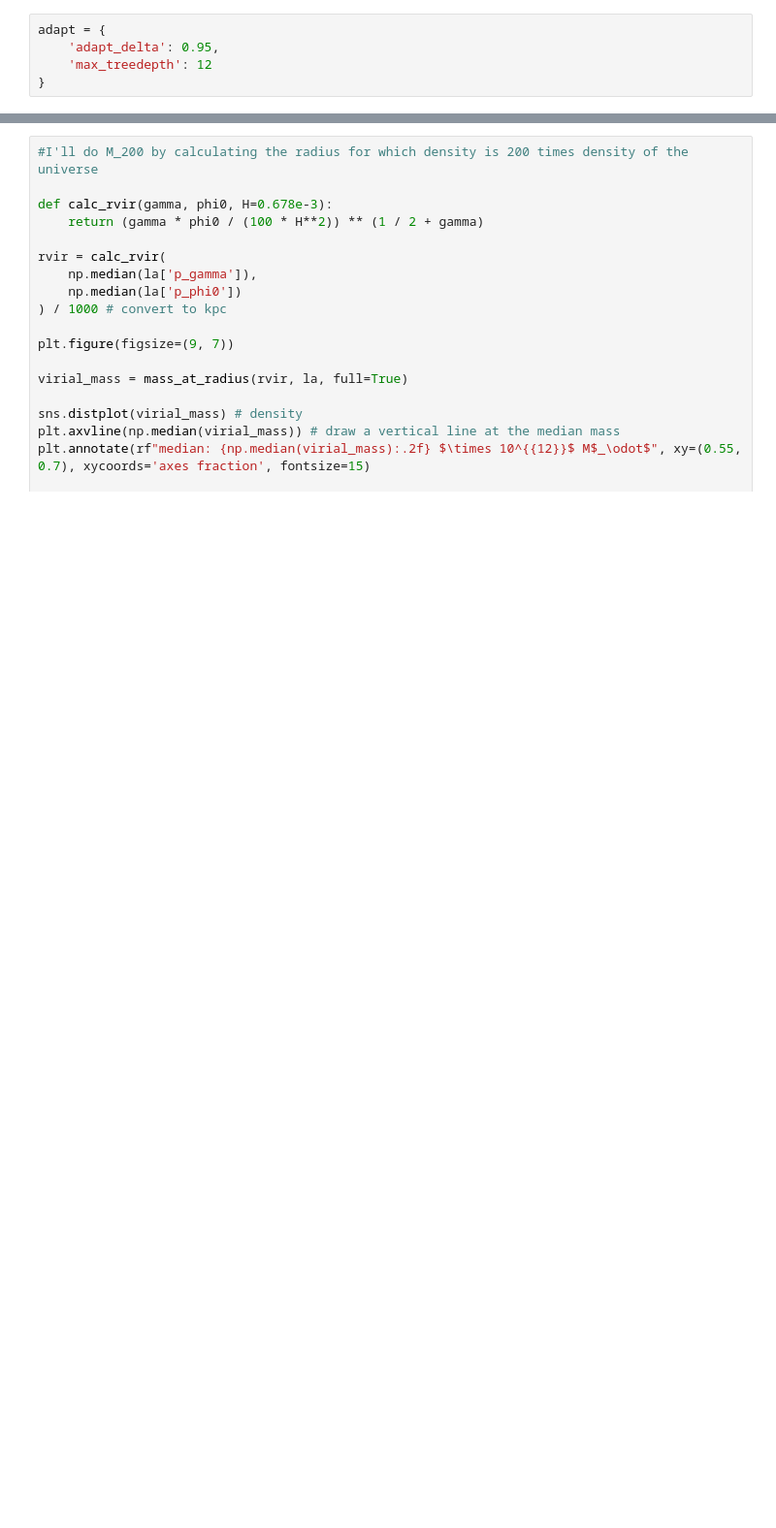
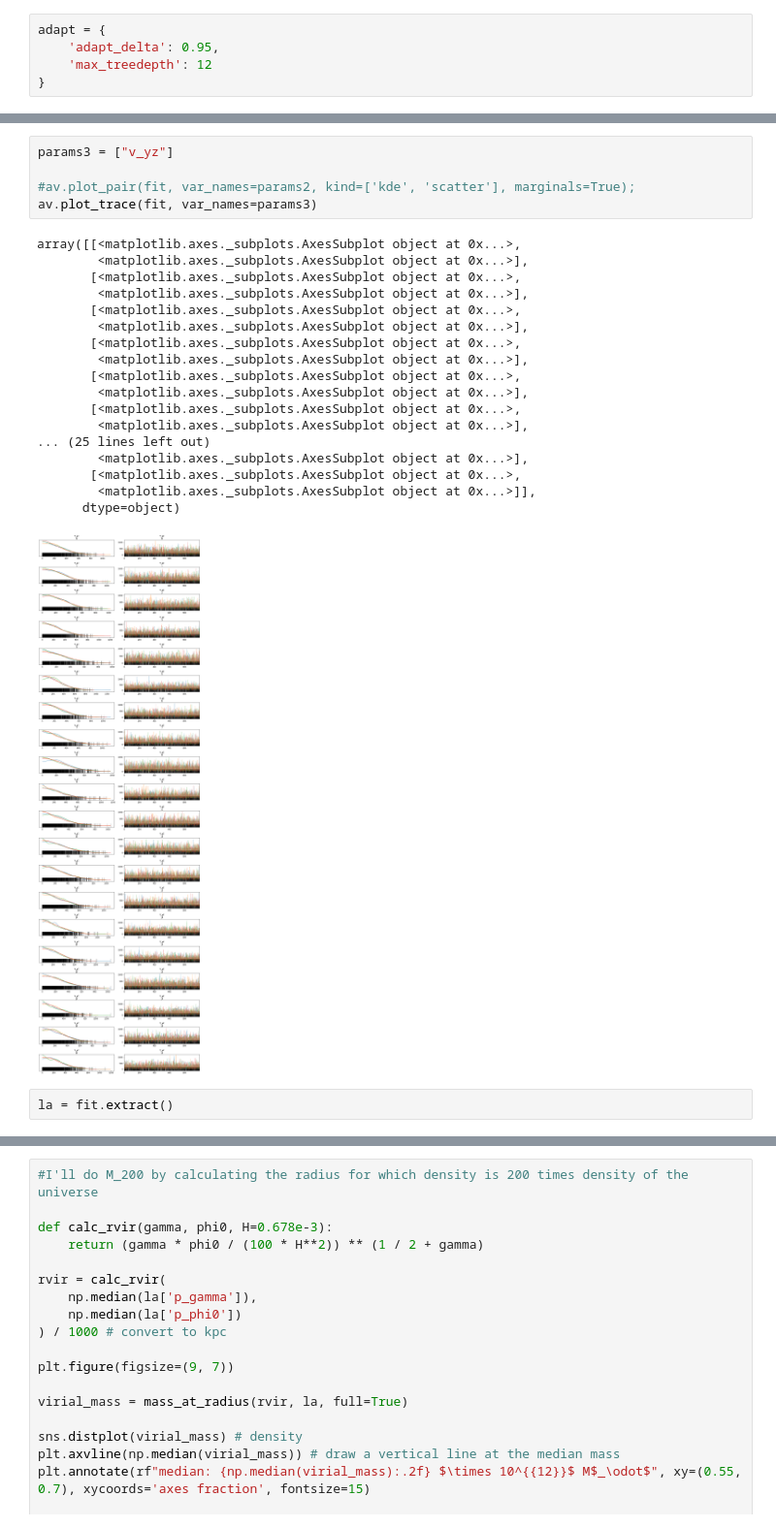
Before and after one commit to samberek/ast1501, a Jupyter notebook: pystan_ngc1407.ipynb, the cells around one changed output, grey strips where cells are left out. Shown at 97% size. Drawn from its saved outputs; the diff is of its cells as text; blank space fills up the shorter version.

```diff
--- a/pystan_ngc1407.ipynb
+++ b/pystan_ngc1407.ipynb
@@ -167,3 +161,29 @@ array([[<matplotlib.axes._subplots.AxesSubplot object at 0x...>,
+# %%
+params3 = ["v_yz"]
+
+#av.plot_pair(fit, var_names=params2, kind=['kde', 'scatter'], marginals=True);
+av.plot_trace(fit, var_names=params3)
+# %% [output]
+array([[<matplotlib.axes._subplots.AxesSubplot object at 0x...>,
+        <matplotlib.axes._subplots.AxesSubplot object at 0x...>],
+       [<matplotlib.axes._subplots.AxesSubplot object at 0x...>,
+        <matplotlib.axes._subplots.AxesSubplot object at 0x...>],
+       [<matplotlib.axes._subplots.AxesSubplot object at 0x...>,
+        <matplotlib.axes._subplots.AxesSubplot object at 0x...>],
+       [<matplotlib.axes._subplots.AxesSubplot object at 0x...>,
+        <matplotlib.axes._subplots.AxesSubplot object at 0x...>],
+       [<matplotlib.axes._subplots.AxesSubplot object at 0x...>,
+        <matplotlib.axes._subplots.AxesSubplot object at 0x...>],
+       [<matplotlib.axes._subplots.AxesSubplot object at 0x...>,
+        <matplotlib.axes._subplots.AxesSubplot object at 0x...>],
+... (25 lines left out)
+        <matplotlib.axes._subplots.AxesSubplot object at 0x...>],
+       [<matplotlib.axes._subplots.AxesSubplot object at 0x...>,
+        <matplotlib.axes._subplots.AxesSubplot object at 0x...>]],
+      dtype=object)
+[figure, added]
+# %%
+la = fit.extract()
 # %%
 def mass_enclosed(r, samples, full=False):
     mass = 10**samples['logM']
```
Also changed, not shown: parts of 13 cells of this notebook, 1 other file.
